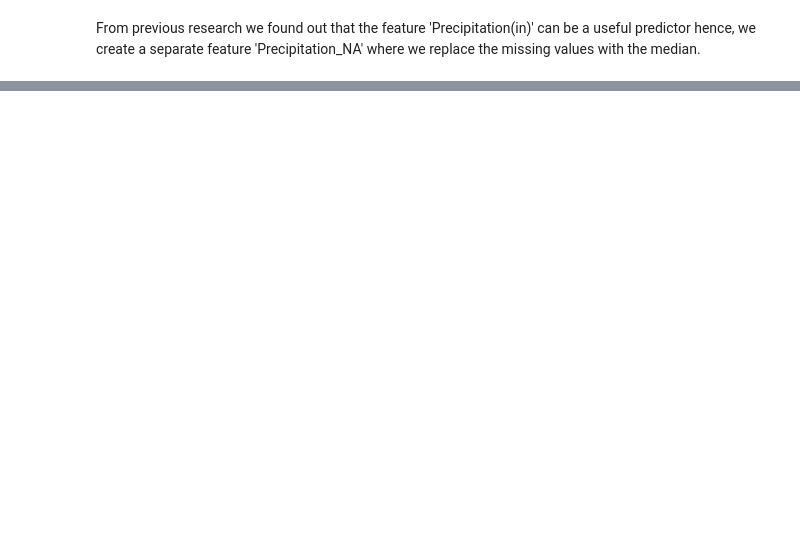
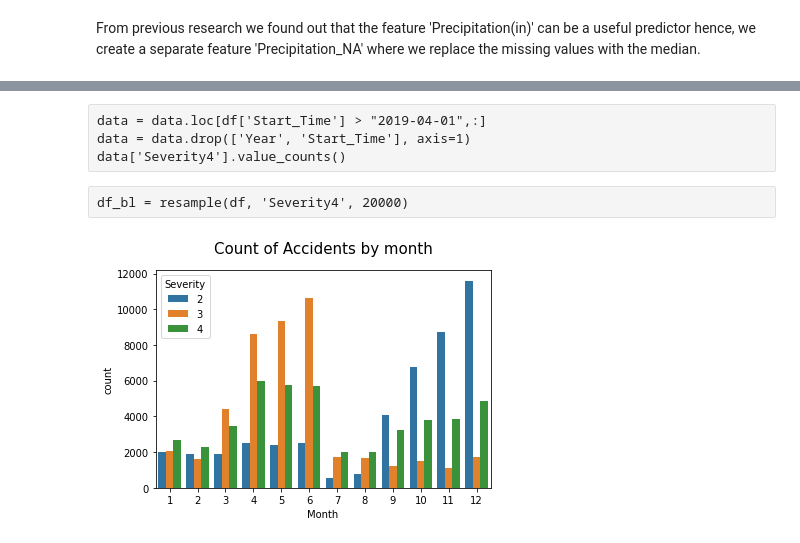
Before and after one commit to Utsav-Patel/USA-Accidents-Severity-Predictions, a Jupyter notebook: Data Exploration.ipynb, the cells around one changed output, grey strips where cells are left out. Drawn from its saved outputs; the diff is of its cells as text; code cells hidden in the pictures; blank space fills up the shorter version.

```diff
--- a/Data Exploration.ipynb
+++ b/Data Exploration.ipynb
@@ -232,0 +327,2 @@ The count of missing values for the features: 'City','Zipcode','Airport_Code', '
+# %%
+data = data.dropna(subset=weather_cat)
@@ -232,0 +335,3 @@ The count of missing values for the features: 'City','Zipcode','Airport_Code', '
+# %%
+# Remove accidents with severity=1
+data = data[data.Severity != 1]
@@ -232,0 +340,6 @@ The count of missing values for the features: 'City','Zipcode','Airport_Code', '
+# %%
+num_sample_for_each_class = data.Severity.value_counts().min()
+balanced_data = pd.concat([data[data['Severity']==2].sample(num_sample_for_each_class),
+                           data[data['Severity']==3].sample(num_sample_for_each_class),
+                           data[data['Severity']==4].sample(num_sample_for_each_class)], axis=0)
+balanced_data
@@ -232,0 +372,6 @@ The count of missing values for the features: 'City','Zipcode','Airport_Code', '
+# %%
+def count_plot(df: pd.DataFrame, x, hue, title: str, figsize=None):
+    plt.figure(figsize=figsize)
+    sns.countplot(x=x, hue=hue, data=df)
+    plt.title(title, size=15, y=1.05)
+    plt.show()
@@ -232,0 +384,10 @@ The count of missing values for the features: 'City','Zipcode','Airport_Code', '
+# %% [raw]
+data = data.loc[df['Start_Time'] > "2019-04-01",:]
+data = data.drop(['Year', 'Start_Time'], axis=1)
+data['Severity4'].value_counts()
+# %% [raw]
+df_bl = resample(df, 'Severity4', 20000)
+# %%
+count_plot(balanced_data, 'Month', 'Severity', 'Count of Accidents by month')
+# %% [output]
+[figure, added]
```
Also changed, not shown: parts of 82 cells of this notebook, 1 other file.
